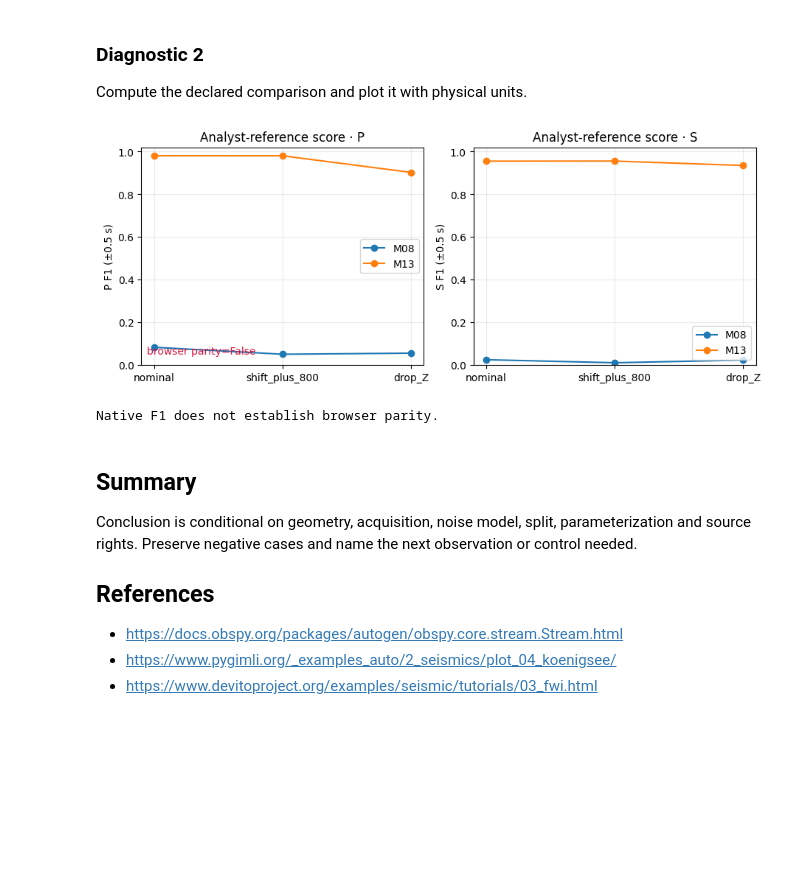
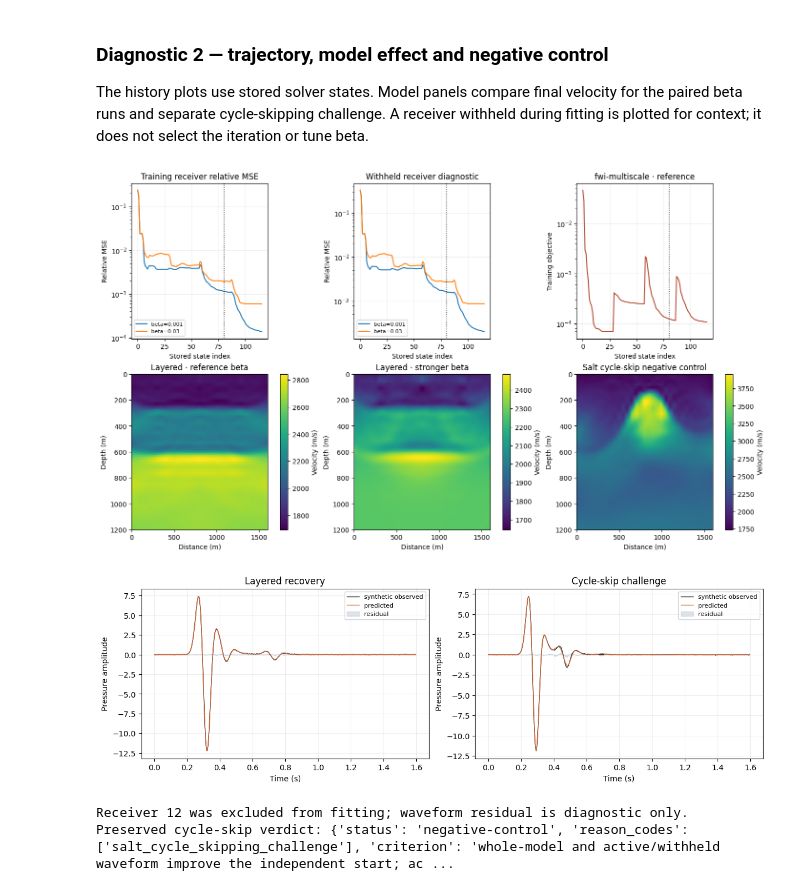
Before and after one commit to fsantibanezleal/CAOS_Geophysics, a Jupyter notebook: notebooks/en/06-seismology/03-seismic-state-of-art.ipynb, the cells around one changed output. Drawn from its saved outputs; the diff is of its cells as text; code cells hidden in the pictures; blank space fills up the shorter version.

```diff
--- a/notebooks/en/06-seismology/03-seismic-state-of-art.ipynb
+++ b/notebooks/en/06-seismology/03-seismic-state-of-art.ipynb
@@ -54,27 +101,49 @@ drop_Z {'M08': [0.056, 0.023], 'M13': [0.903, 0.935]}
 # %% [markdown]
-### Diagnostic 2
+### Diagnostic 2 — trajectory, model effect and negative control
 
-Compute the declared comparison and plot it with physical units.
+The history plots use stored solver states. Model panels compare final velocity for the paired beta runs and separate cycle-skipping challenge. A receiver withheld during fitting is plotted for context; it does not select the iteration or tune beta.
 # %%
-import numpy as np
-import matplotlib.pyplot as plt
-# Plot native held-out F1 by phase across stress, with browser parity shown independently.
-import matplotlib.pyplot as plt
-conds=["nominal","shift_plus_800","drop_Z"]; fig,ax=plt.subplots(1,2,figsize=(9,3.5),constrained_layout=True)
-for a,p in zip(ax,["P","S"]):
- for m in ("M08","M13"): a.plot(conds,[b["metrics"][c][m][p]["f1_at_0p5s"] for c in conds],"o-",label=m)
- a.set(ylim=(0,1.02),ylabel=p+" F1 (±0.5 s)",title="Analyst-reference score · "+p); a.grid(alpha=.25); a.legend()
-ax[0].text(.02,.05,"browser parity="+str(manifest["browser_parity_verified"]),transform=ax[0].transAxes,color="crimson"); plt.show(); print("Native F1 does not establish browser parity.")
+fig,axes=plt.subplots(2,3,figsize=(14,8),constrained_layout=True)
+for label,rows in trajectories.items():
+    x=np.arange(len(rows))
+    axes[0,0].plot(x,[r['active_relative_mse'] for r in rows],label=label)
+    axes[0,1].plot(x,[r['withheld_relative_mse'] for r in rows],label=label)
+for ax,title in zip(axes[0,:2],['Training receiver relative MSE','Withheld receiver diagnostic']):
+    ax.axvline(STATE_INDEX,color='black',ls=':',lw=1)
+    ax.set(xlabel='Stored state index',ylabel='Relative MSE',title=title)
+    ax.set_yscale('log'); ax.grid(alpha=.22); ax.legend(fontsize=8)
+axes[0,2].plot(np.arange(len(records)),[r['objective'] for r in records],color='#b34c34')
+axes[0,2].axvline(STATE_INDEX,color='black',ls=':',lw=1)
+axes[0,2].set(xlabel='Stored state index',ylabel='Training objective',title=f'{METHOD} · {BETA_CASE}')
+axes[0,2].set_yscale('log'); axes[0,2].grid(alpha=.22)
+for ax,case,title in [(axes[1,0],layered,'Layered · reference beta'),
+                      (axes[1,1],strong,'Layered · stronger beta'),
+                      (axes[1,2],challenge,'Salt cycle-skip negative control')]:
+    model=np.asarray(case['methods'][METHOD]['model'])
+    im=ax.imshow(model,origin='upper',aspect='auto',
+        extent=[0,model.shape[1]*case['grid']['spacing'][1],
+                model.shape[0]*case['grid']['spacing'][0],0],cmap='viridis')
+    ax.set(title=title,xlabel='Distance (m)',ylabel='Depth (m)')
+    plt.colorbar(im,ax=ax,label='Velocity (m/s)')
+plt.show()
+# Receiver 12 is withheld because 12 mod 5 equals 2.
+shot,receiver=0,12
+assert receiver%5==2
+time_s=np.arange(len(layered['observed'][shot][receiver]))*layered['dt']
+fig,ax=plt.subplots(1,2,figsize=(12,3.8),constrained_layout=True)
+for a,case,title in [(ax[0],layered,'Layered recovery'),(ax[1],challenge,'Cycle-skip challenge')]:
+    observed=np.asarray(case['observed'])[shot,receiver]
+    predicted=np.asarray(case['methods'][METHOD]['predicted'])[shot,receiver]
+    a.plot(time_s,observed,color='#202d34',lw=1,label='synthetic observed')
+    a.plot(time_s,predicted,color='#d36c3b',lw=1,label='predicted')
+    a.fill_between(time_s,observed-predicted,0,color='#7189a0',alpha=.22,label='residual')
+    a.set(title=title,xlabel='Time (s)',ylabel='Pressure amplitude')
+    a.grid(alpha=.2); a.legend(fontsize=8)
+plt.show()
+print('Receiver 12 was excluded from fitting; waveform residual is diagnostic only.')
+print('Preserved cycle-skip verdict:',challenge['methods'][METHOD]['evaluation'])
 # %% [output]
-[figure, old version]
+[figure, new version]
+[figure, added]
-Native F1 does not establish browser parity.
+Receiver 12 was excluded from fitting; waveform residual is diagnostic only.
+Preserved cycle-skip verdict: {'status': 'negative-control', 'reason_codes': ['salt_cycle_skipping_challenge'], 'criterion': 'whole-model and active/withheld waveform improve the independent start; ac ...
-# %% [markdown]
-## Summary
-
-Conclusion is conditional on geometry, acquisition, noise model, split, parameterization and source rights. Preserve negative cases and name the next observation or control needed.
-
-## References
-
-- [https://docs.obspy.org/packages/autogen/obspy.core.stream.Stream.html](https://docs.obspy.org/packages/autogen/obspy.core.stream.Stream.html)
-- [https://www.pygimli.org/_examples_auto/2_seismics/plot_04_koenigsee/](https://www.pygimli.org/_examples_auto/2_seismics/plot_04_koenigsee/)
-- [https://www.devitoproject.org/examples/seismic/tutorials/03_fwi.html](https://www.devitoproject.org/examples/seismic/tutorials/03_fwi.html)
```
Also changed, not shown: parts of 5 cells of this notebook, 31 other files.
